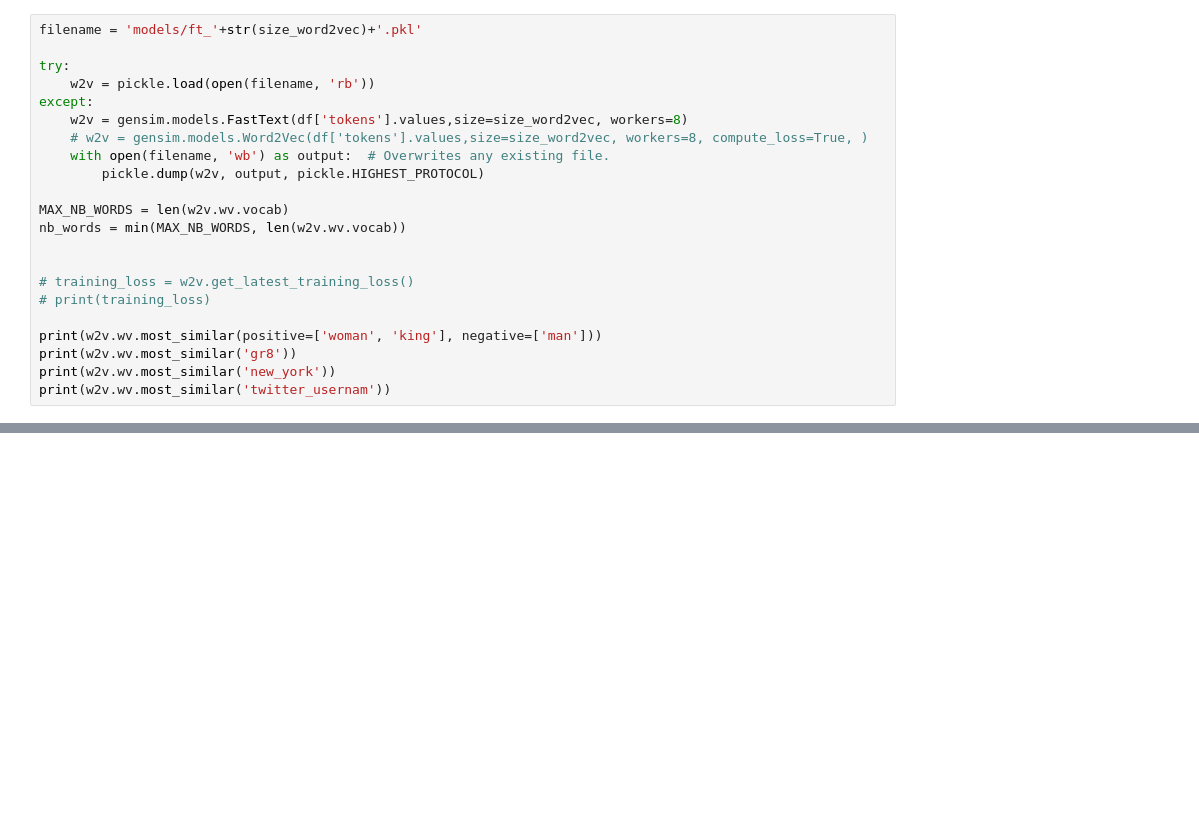
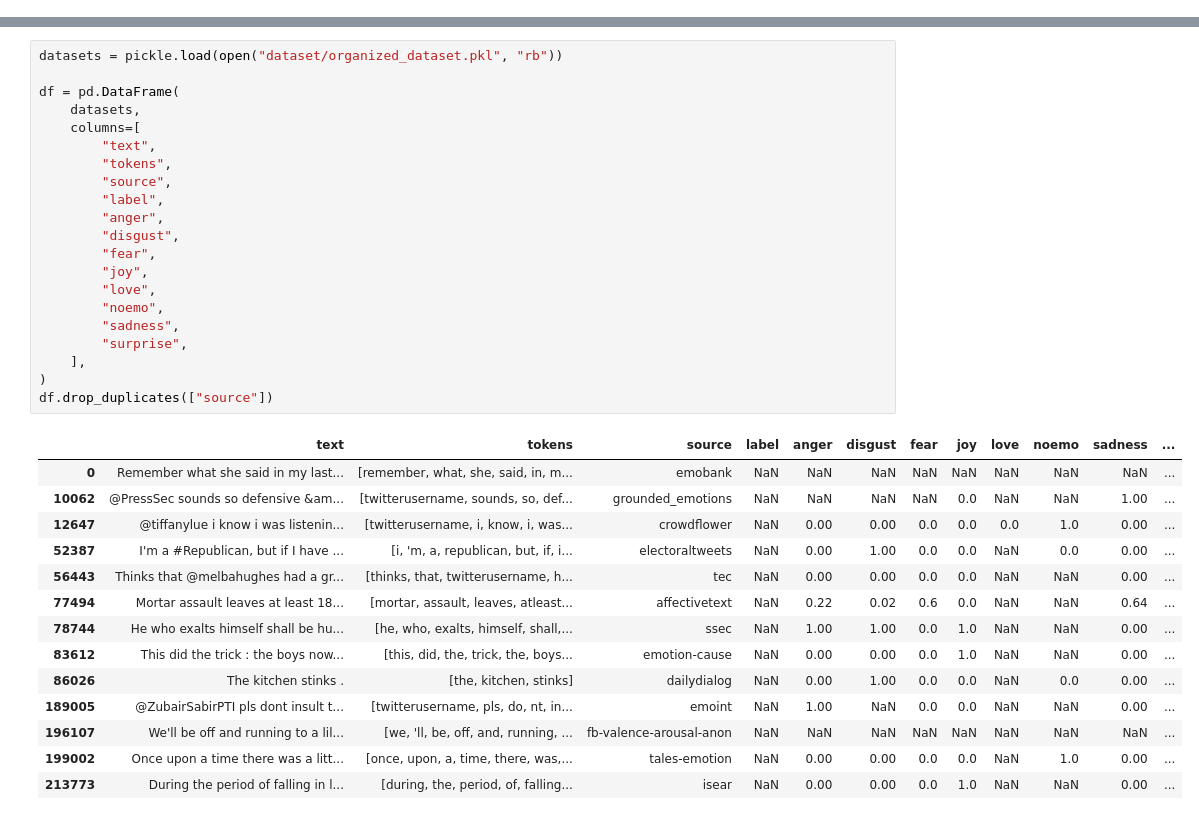
Before and after one commit to moisesoliv/sent-detect, a Jupyter notebook: 2create_models.ipynb, the cells around one changed output, grey strips where cells are left out. Drawn from its saved outputs; the diff is of its cells as text; blank space fills up the shorter version.

```diff
--- a/2create_models.ipynb
+++ b/2create_models.ipynb
@@ -40,22 +0,0 @@ sentiments = ['anger', 'disgust', 'fear', 'joy', 'sadness', 'surprise']
-# %%
-filename = 'models/ft_'+str(size_word2vec)+'.pkl'
-
-try:
-    w2v = pickle.load(open(filename, 'rb'))
-except:
-    w2v = gensim.models.FastText(df['tokens'].values,size=size_word2vec, workers=8)
-    # w2v = gensim.models.Word2Vec(df['tokens'].values,size=size_word2vec, workers=8, compute_loss=True, )
-    with open(filename, 'wb') as output:  # Overwrites any existing file.
-        pickle.dump(w2v, output, pickle.HIGHEST_PROTOCOL)
-
-MAX_NB_WORDS = len(w2v.wv.vocab)
-nb_words = min(MAX_NB_WORDS, len(w2v.wv.vocab))
-
-
-# training_loss = w2v.get_latest_training_loss()
-# print(training_loss)
-
-print(w2v.wv.most_similar(positive=['woman', 'king'], negative=['man']))
-print(w2v.wv.most_similar('gr8'))
-print(w2v.wv.most_similar('new_york'))
-print(w2v.wv.most_similar('twitter_usernam'))
@@ -274,0 +25,36 @@ for s in sentiments:
+# %%
+datasets = pickle.load(open("dataset/organized_dataset.pkl", "rb"))
+
+df = pd.DataFrame(
+    datasets,
+    columns=[
+        "text",
+        "tokens",
+        "source",
+        "label",
+        "anger",
+        "disgust",
+        "fear",
+        "joy",
+        "love",
+        "noemo",
+        "sadness",
+        "surprise",
+    ],
+)
+df.drop_duplicates(["source"])
+# %% [output]
+|  | text | tokens | source | label | anger | disgust | fear | joy | love | noemo | sadness | ... |
+| 0 | Remember what she said in my last... | [remember, what, she, said, in, m... | emobank | NaN | NaN | NaN | NaN | NaN | NaN | NaN | NaN | ... |
+| 10062 | @PressSec sounds so defensive &am... | [twitterusername, sounds, so, def... | grounded_emotions | NaN | NaN | NaN | NaN | 0.0 | NaN | NaN | 1.00 | ... |
+| 12647 | @tiffanylue i know i was listenin... | [twitterusername, i, know, i, was... | crowdflower | NaN | 0.00 | 0.00 | 0.0 | 0.0 | 0.0 | 1.0 | 0.00 | ... |
+| 52387 | I'm a #Republican, but if I have ... | [i, 'm, a, republican, but, if, i... | electoraltweets | NaN | 0.00 | 1.00 | 0.0 | 0.0 | NaN | 0.0 | 0.00 | ... |
+| 56443 | Thinks that @melbahughes had a gr... | [thinks, that, twitterusername, h... | tec | NaN | 0.00 | 0.00 | 0.0 | 0.0 | NaN | NaN | 0.00 | ... |
+| 77494 | Mortar assault leaves at least 18... | [mortar, assault, leaves, atleast... | affectivetext | NaN | 0.22 | 0.02 | 0.6 | 0.0 | NaN | NaN | 0.64 | ... |
+| 78744 | He who exalts himself shall be hu... | [he, who, exalts, himself, shall,... | ssec | NaN | 1.00 | 1.00 | 0.0 | 1.0 | NaN | NaN | 0.00 | ... |
+| 83612 | This did the trick : the boys now... | [this, did, the, trick, the, boys... | emotion-cause | NaN | 0.00 | 0.00 | 0.0 | 1.0 | NaN | NaN | 0.00 | ... |
+| 86026 | The kitchen stinks . | [the, kitchen, stinks] | dailydialog | NaN | 0.00 | 1.00 | 0.0 | 0.0 | NaN | 0.0 | 0.00 | ... |
+| 189005 | @ZubairSabirPTI pls dont insult t... | [twitterusername, pls, do, nt, in... | emoint | NaN | 1.00 | NaN | 0.0 | 0.0 | NaN | NaN | 0.00 | ... |
+| 196107 | We'll be off and running to a lil... | [we, 'll, be, off, and, running, ... | fb-valence-arousal-anon | NaN | NaN | NaN | NaN | NaN | NaN | NaN | NaN | ... |
+| 199002 | Once upon a time there was a litt... | [once, upon, a, time, there, was,... | tales-emotion | NaN | 0.00 | 0.00 | 0.0 | 0.0 | NaN | 1.0 | 0.00 | ... |
+| 213773 | During the period of falling in l... | [during, the, period, of, falling... | isear | NaN | 0.00 | 0.00 | 0.0 | 1.0 | NaN | NaN | 0.00 | ... |
```
Also changed, not shown: parts of 38 cells of this notebook, 5 other files.
